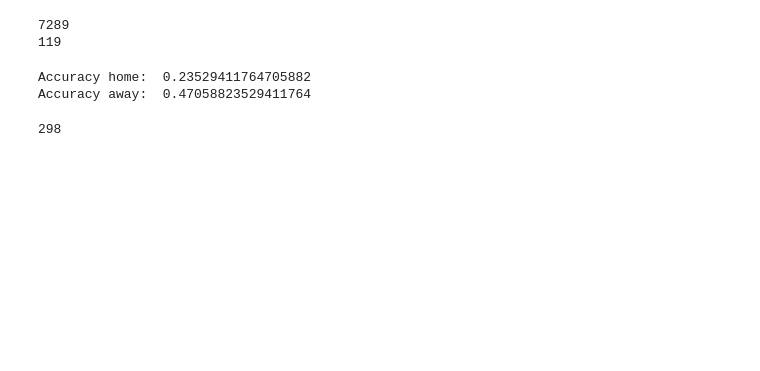
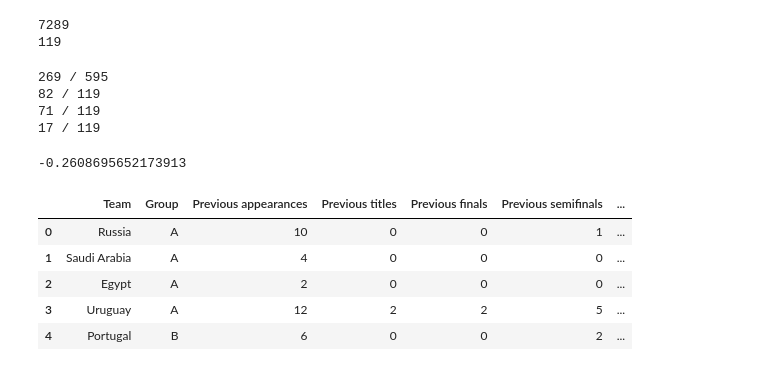
Before and after one commit to Villux/world_cup, a Jupyter notebook: world_cup_predictor.ipynb, the cells around one changed output. Saved outputs shown, nothing was run; the diff lists cells and outputs as text; code cells hidden in the pictures; blank space fills up the shorter version.

```diff
--- a/world_cup_predictor.ipynb
+++ b/world_cup_predictor.ipynb
@@ -166,28 +209,4 @@ print(len(Xtest))
 # %% [output]
 7289
 119
-# %%
-# importing the tools required for the Poisson regression model
-import statsmodels.api as sm
-import statsmodels.formula.api as smf
-from scipy.stats import poisson
-
-
-poisson_model_home = smf.glm(formula="home_score ~ home_score_difference_lag + away_score_difference_lag + home_avg_goal_diff + away_avg_goal_diff + rank_diff + elo_diff + avg_goals_received",
-                        data=Xtrain,
-                        family=sm.families.Poisson()).fit()
-
-y_poisson_home = poisson_model_home.predict(Xtest)
-print("Accuracy home: ", sum(np.around(y_poisson_home) == ytest_home) / len(Xtest))
-
-
-poisson_model_away = smf.glm(formula="away_score ~ home_score_difference_lag + away_score_difference_lag + home_avg_goal_diff + away_avg_goal_diff + rank_diff + elo_diff + avg_goals_received",
-                        data=Xtrain,
-                        family=sm.families.Poisson()).fit()
-
-y_poisson_away = poisson_model_away.predict(Xtest)
-print("Accuracy away: ", sum(np.around(y_poisson_away) == ytest_away) / len(Xtest))
-# %% [output]
-Accuracy home:  0.23529411764705882
-Accuracy away:  0.47058823529411764
 # %%
@@ -215,32 +241,65 @@ for index, row in Xtest.iterrows():
 # %%
-predictions = pd.DataFrame(game_predictions, columns=["home_pred", "away_pred"])
-correct = Xtest[["home_score", "away_score"]].reset_index()
+game_predictions = []
+
+for index in range(len(Xtest)):
+    row = pd.DataFrame(Xtest.iloc[index]).T
+    home_goals, away_goals, winner = predict_score(row, knn, rfr_home, rfr_away)
+    game_predictions.append([home_goals, away_goals, winner])
+
+predictions = pd.DataFrame(game_predictions, columns=["home_pred", "away_pred", "winner_pred"])
+correct = Xtest_master[["home_score", "away_score"]].reset_index()
 result_df = pd.concat([correct, predictions], axis=1)
 result_df["home_win"] = np.sign(result_df["home_score"] - result_df["away_score"])
-result_df["home_win_pred"] = np.sign(result_df["home_pred"] - result_df["away_pred"])
 
 total_score = 0
+max_score = 0
+total_games_correct = 0
+total_home_score_correct = 0
+total_score_correct = 0
+
 for index, game_row in result_df.iterrows():
     row_score = 0
-    if game_row["home_win"] == game_row["home_win_pred"]:
+    if game_row["home_win"] == game_row["winner_pred"]:
         row_score += 2
+        total_games_correct += 1
 
     if (game_row["home_score"] == game_row["home_pred"]) or (game_row["away_score"] == game_row["away_pred"]):
         row_score += 1
+        total_home_score_correct += 1
 
     if (game_row["home_score"] == game_row["home_pred"]) and (game_row["away_score"] == game_row["away_pred"]):
         row_score += 2
+        total_score_correct += 1
 
     total_score += row_score
+    max_score += 5
 
-print(total_score)
+N = len(result_df)
+print(f"{total_score} / {max_score}")
+print(f"{total_games_correct} / {N}")
+print(f"{total_home_score_correct} / {N}")
+print(f"{total_score_correct} / {N}")
 # %% [output]
-298
+269 / 595
+82 / 119
+71 / 119
+17 / 119
+# %%
+lost_games = result_df[result_df["home_win"] == 1]
+
+(lost_games["away_pred"] - lost_games["away_score"]).mean()
+# %% [output]
+-0.2608695652173913
 # %%
 world_cup = pd.read_csv('world_cup_2018_dataset.csv')
-
-feature_columns = ["home_score_difference_lag", "away_score_difference_lag",
-                    "home_avg_goal_diff", "away_avg_goal_diff", "rank_diff", "elo_diff", "avg_goals_received"]
+world_cup.head()
+# %% [output]
+|  | Team | Group | Previous appearances | Previous titles | Previous finals | Previous semifinals | ... |
+| 0 | Russia | A | 10 | 0 | 0 | 1 | ... |
+| 1 | Saudi Arabia | A | 4 | 0 | 0 | 0 | ... |
+| 2 | Egypt | A | 2 | 0 | 0 | 0 | ... |
+| 3 | Uruguay | A | 12 | 2 | 2 | 5 | ... |
+| 4 | Portugal | B | 6 | 0 | 0 | 2 | ... |
 # %%
 def get_prediction_row(home, away):
     row = pd.DataFrame(np.array([[np.nan] * len(feature_columns)]), columns=feature_columns)
```
Also changed, not shown: parts of 22 cells of this notebook.
